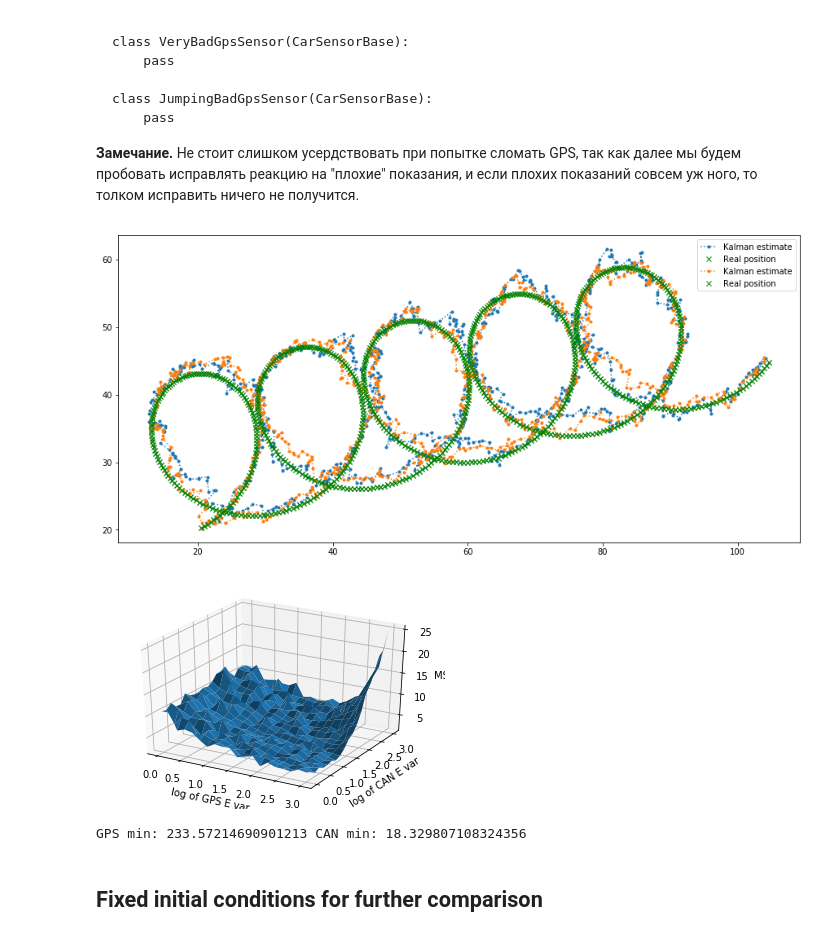
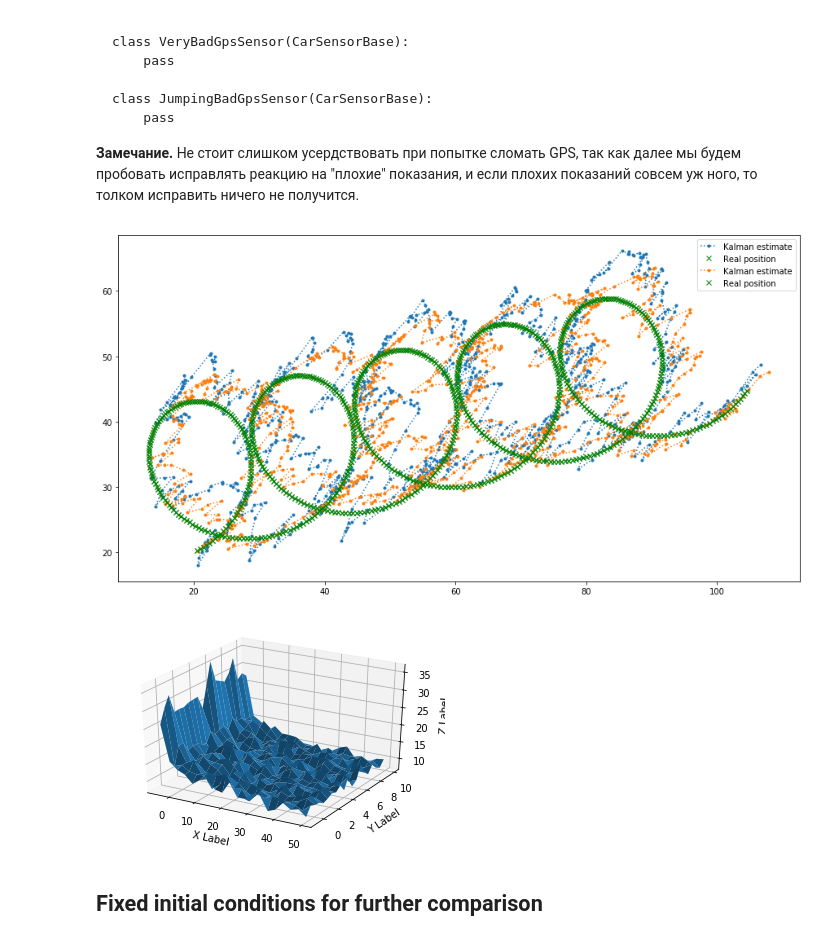
Before and after one commit to leonshting/sdc_course, a Jupyter notebook: seminar01-localization/seminar1_localization.ipynb, the cells around one changed output. Saved outputs shown, nothing was run; the diff lists cells and outputs as text; code cells hidden in the pictures.

```diff
--- a/seminar01-localization/seminar1_localization.ipynb
+++ b/seminar01-localization/seminar1_localization.ipynb
@@ -2014,7 +2015,7 @@ for random_state in np.random.randint(0, high=100000, size=100):
 
     # Конфигурация автомобиля: начальное условие, модель движения, датчики
     car = Car(initial_position=initial_pos, initial_velocity=initial_v)
-    car.add_sensor(GpsSensor(noise_variances=[5, 5], expected_noise_variances=[5, 5], random_state=random_state))
+    car.add_sensor(GpsSensor(noise_variances=[3, 3], expected_noise_variances=[5, 5], random_state=random_state))
 
     noise_covariance_density = 4 * np.eye(4)
     car.set_movement_model(
@@ -2057,8 +2058,8 @@ gps_var, can_var = 5, 1
 num_per_dir = 20
 
 for gps_e_var, can_e_var in tqdm.tqdm(itertools.product(
-    np.logspace(0, 3, num=num_per_dir),
-    np.logspace(0, 3, num=num_per_dir))):
+    np.linspace(-gps_var * 0.9, gps_var * 9.9, num=num_per_dir),
+    np.linspace(-can_var * 0.9, can_var * 9.9, num=num_per_dir))):
 
     for random_state_gps, random_state_can in zip(
         np.random.randint(0, high=100000, size=10), np.random.randint(0, high=100000, size=10)):
@@ -2068,26 +2069,24 @@ for gps_e_var, can_e_var in tqdm.tqdm(itertools.product(
 
         car.add_sensor(
             GpsSensor(noise_variances=[gps_var, gps_var],
-                      expected_noise_variances=[gps_e_var, gps_e_var],
+                      expected_noise_variances=[gps_var + gps_e_var, gps_var + gps_e_var],
                       random_state=random_state_gps)
         )
 
         car.add_sensor(
             CanSensor(
                 noise_variances=[can_var, can_var],
-                expected_noise_variances=[can_e_var,can_e_var],
+                expected_noise_variances=[can_var + can_e_var, can_var + can_e_var],
                 random_state=random_state_can)
         )
 
-        noise_covariance_density = 1 * np.eye(4)
+        noise_covariance_density = 4 * np.eye(4)
         car.set_movement_model(
-            ExactCycloidMovementModel(
-                x_vel=2, y_vel=0.5, omega=0.8, noise_covariance_density=noise_covariance_density
-            )
+            ExactCycloidMovementModel(x_vel=2, y_vel=0.5, omega=0.8, noise_covariance_density=noise_covariance_density)
         )
 
         # Конфигурация фильтра Калмана
-        initial_covariance = 1 * np.eye(4)
+        initial_covariance = 1 * np.eye(car._state_size)
         kalman = KalmanFilter(initial_mu, initial_covariance)
 
         mses_per_vars[(gps_e_var, can_e_var)].append(calculate_mse(kalman, car, duration, dt))
@@ -2152,7 +2143,7 @@ Samples bool <if sensor should deviate its observations>, preserves deviations f
 """
 
 class VeryBadGpsSensor(GpsSensor):
-    def __init__(self, skewed_sample_prob=0.1, pos_skew_mean=3, pos_skew_scale=1, *args, **kwargs):
+    def __init__(self, skewed_sample_prob=0.1, pos_skew_mean=5, pos_skew_scale=1, *args, **kwargs):
         super(VeryBadGpsSensor, self).__init__(*args, **kwargs)
 
         self._skewed_sample_prob = skewed_sample_prob
@@ -2162,7 +2153,7 @@ class VeryBadGpsSensor(GpsSensor):
         self._sign = 1
         self._num_iter = 0
 
-        self._iter_limit = np.random.randint(1, int(1 / (2 * skewed_sample_prob)))
+        self._iter_limit = 1 / (2 * skewed_sample_prob)
 
     def _observe_clear(self):
         sample_from_original = np.random.rand() > self._skewed_sample_prob
@@ -2170,7 +2161,7 @@ class VeryBadGpsSensor(GpsSensor):
             return super(VeryBadGpsSensor, self)._observe_clear()
         else:
             if not self._set:
-                self._iter_limit = np.random.randint(1, int(1 / (2 * self._skewed_sample_prob)))
+                self._iter_limit = np.random.randint(10)
                 self._set = True
 
             self._sign = 1 if np.random.rand() > 0.3 else -1
@@ -2183,37 +2174,35 @@ class VeryBadGpsSensor(GpsSensor):
 # %%
 gps_random_state = 42
 initial_pos = [20, 20]
 initial_v = [10, 5]
 
 # Параметры моделирования
 duration = Timestamp.seconds(40)
 dt = Timestamp.seconds(0.05)
 
 plt.figure(figsize=(15, 15))
 plt.subplot(111, aspect='equal')
 for i in range(2):
     # Конфигурация автомобиля: начальное условие, модель движения, датчики
     car = Car(initial_position=initial_pos, initial_velocity=initial_v)
-    car.add_sensor(
-        VeryBadGpsSensor(noise_variances=[3, 3], expected_noise_variances=[5, 5], random_state=gps_random_state)
-    )
+    car.add_sensor(VeryBadGpsSensor(noise_variances=[3, 3], expected_noise_variances=[5, 5], random_state=gps_random_state))
 
     noise_covariance_density = 4 * np.eye(4)
     car.set_movement_model(ExactCycloidMovementModel(x_vel=2, y_vel=0.5, omega=0.8,
         noise_covariance_density=noise_covariance_density))
 
     # Конфигурация фильтра Калмана
     initial_mu = np.hstack([initial_pos, initial_v])
     initial_covariance =  1 * np.eye(car._state_size)
     kalman = KalmanFilter(initial_mu, initial_covariance)
     # Параметры моделирования
 
     real_track, measured_track, kalman_track = calculate_tracks(car, kalman, duration, dt)
     plt.plot(kalman_track[:, 0], kalman_track[:, 1], '.:', label="Kalman estimate")
     plt.plot(real_track[:, 0], real_track[:, 1], 'gx', label="Real position")
     plt.legend()
 # %% [output]
-[figure, old version]
+[figure, new version]
 # %%
 mses_per_vars = defaultdict(list)
 
@@ -2279,23 +2266,15 @@ XY = points.reshape((20, 20, -1))
 X, Y= XY[:, :, 0], XY[:, :, 1]
 Z = values.reshape(X.shape)
 
-ax.plot_surface(np.log10(X), np.log10(Y), Z)
+ax.plot_surface(X, Y, Z)
 
-
-ax.set_xlabel('log of GPS E var')
-ax.set_ylabel('log of CAN E var')
-ax.set_zlabel('MSE')
+ax.set_xlabel('X Label')
+ax.set_ylabel('Y Label')
+ax.set_zlabel('Z Label')
 
 plt.show()
 # %% [output]
-[figure, old version]
+[figure, new version]
-# %%
-print(
-    'GPS min: {}'.format(X[np.unravel_index(np.argmin(Z), Z.shape)]),
-    'CAN min: {}'.format(Y[np.unravel_index(np.argmin(Z), Z.shape)])
-)
-# %% [output]
-GPS min: 233.57214690901213 CAN min: 18.329807108324356
 # %% [markdown]
 ## Fixed initial conditions for further comparison
 # %%
```
Also changed, not shown: parts of 10 cells of this notebook.
